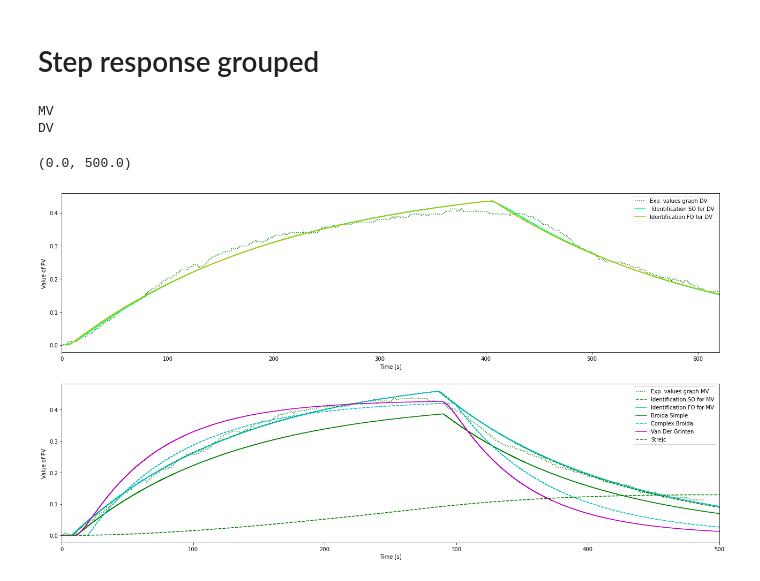
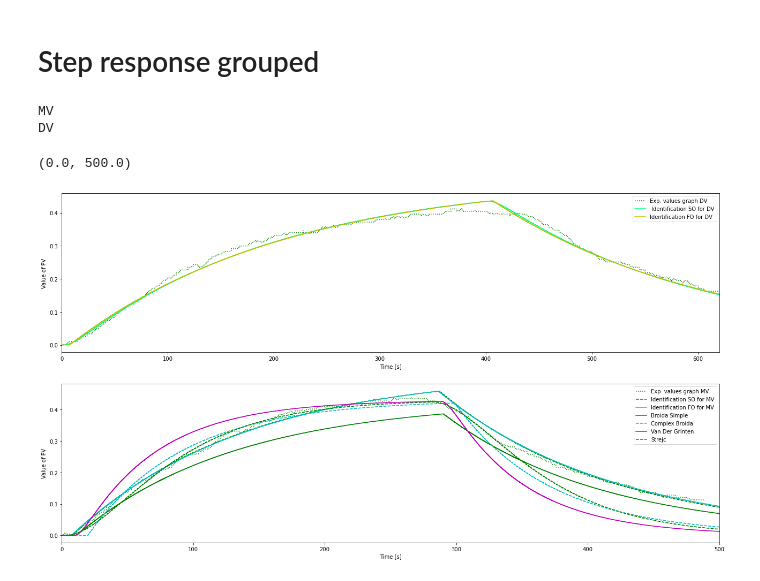
Before and after one commit to jmimassi/Control-Theory, a Jupyter notebook: Simulation_OLP.ipynb, the cells around one changed output. Saved outputs shown, nothing was run; the diff lists cells and outputs as text; code cells hidden in the pictures.

```diff
--- a/Simulation_OLP.ipynb
+++ b/Simulation_OLP.ipynb
@@ -666,7 +666,7 @@ PlotBode(0.5231111134672899,133.33386757169725,6.466709453815119,0.5094803420759
 # %% [markdown]
 # Step response grouped
 # %%
-from package_JM_RS import GraphMV, GraphDV
+from package_JM_RS import GrapheMVF, GrapheDVF
 
 TSim = 500
 TSimD = 620
@@ -764,7 +764,7 @@ Kp = K
 anexp = Tu/Tg # 0.08430280190070456 => Rounded at the nearest value = 0.10 => Second order
 an = 0.10
 bn = 2.72
-T = bn*Tg
+T = Tg/bn
 Tuth = Tg*an
 theta = abs(Tu - Tuth)
 PVStrejc = SOPDT(MV,Kp,T,T,theta,Ts)
@@ -834,31 +834,31 @@ plt.subplot(2,1,2)
 plt.step(t,PVSBroida,'g-',label='Broida Simple',where='post')
 plt.ylabel('Value of PV')
 plt.xlabel('Time [s]')
 plt.legend(loc='best')
 plt.xlim([0, TSim])
 
 plt.subplot(2,1,2)
 plt.step(t,PVCBroida,'c--',label='Complex Broida',where='post')
 plt.ylabel('Value of PV')
 plt.xlabel('Time [s]')
 plt.legend(loc='best')
 plt.xlim([0, TSim])
 
 plt.subplot(2,1,2)
 plt.step(t,PVVDG,'m-',label='Van Der Grinten',where='post')
 plt.ylabel('Value of PV')
 plt.xlabel('Time [s]')
 plt.legend(loc='best')
 plt.xlim([0, TSim])
 
 plt.subplot(2,1,2)
 plt.step(t,PVStrejc,'g--',label='Strejc',where='post')
 plt.ylabel('Value of PV')
 plt.xlabel('Time [s]')
 plt.legend(loc='best')
 plt.xlim([0, TSim])
 # %% [output]
 MV
 DV
 (0.0, 500.0)
-[figure, old version]
+[figure, new version]
```
Also changed, not shown: parts of 1 cell of this notebook, 8 other files.
